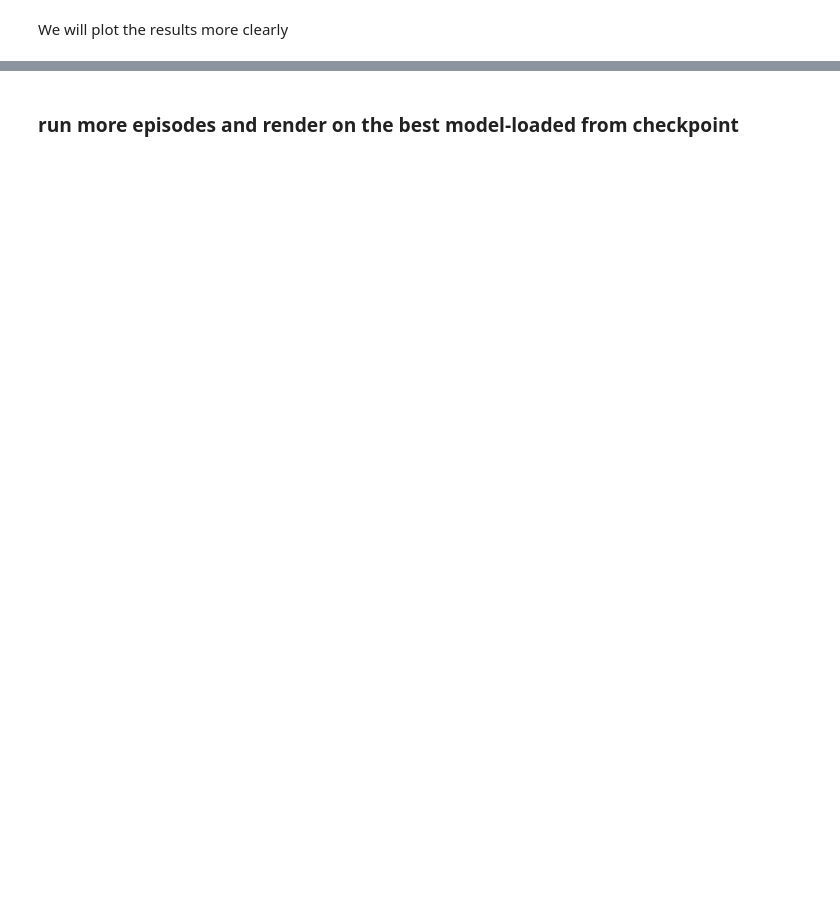
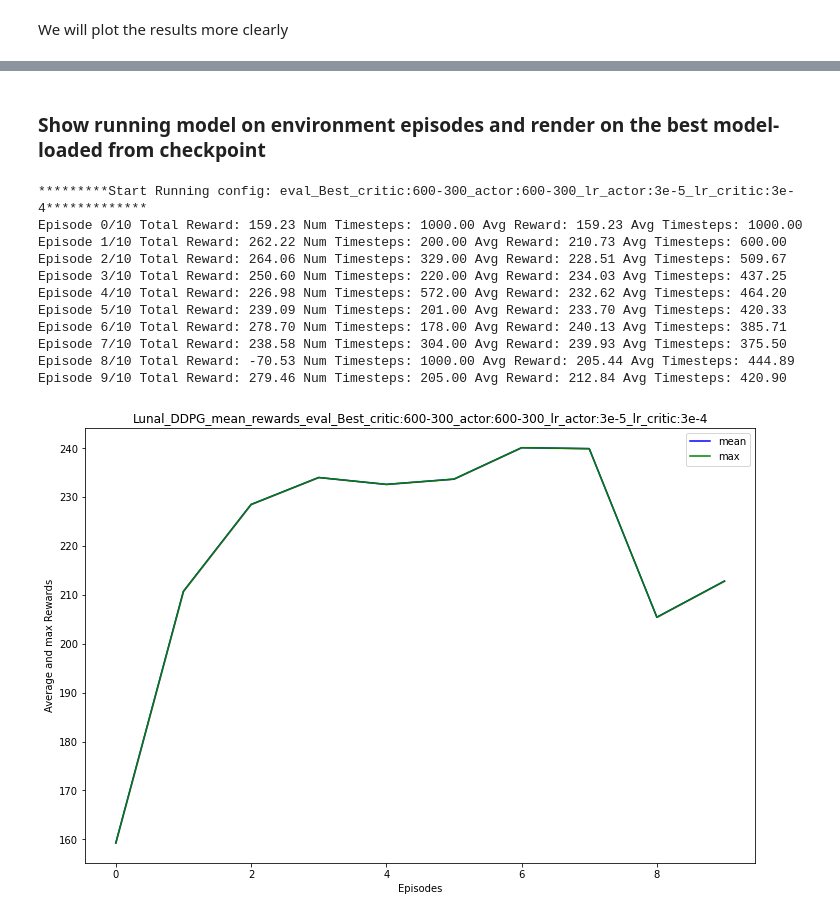
Before and after one commit to dgabsi/RL_PPO_DDPG, a Jupyter notebook: Task3_ddpg.ipynb, the cells around one changed output, grey strips where cells are left out. Drawn from its saved outputs; the diff is of its cells as text; code cells hidden in the pictures; blank space fills up the shorter version.

```diff
--- a/Task3_ddpg.ipynb
+++ b/Task3_ddpg.ipynb
@@ -261,14 +257,15 @@ plot_episodes(best_results_ddpg_luna_lander['rewards_mean'][0],best_results_ddpg
 # %% [markdown]
-### run more episodes and render on the best model-loaded from checkpoint
+### Show running model on environment episodes and render on the best model-loaded from checkpoint
 # %%
-NUM_EPISODES=20
+NUM_EPISODES=10
 
 #configuration according to ddpg paper
-CONFIGS_LUNA_LANDER=[{'run_name':"Best_critic:400-300_actor:400-300_lr_actor:5e-5_lr_critic:5e-4", 'batch_size':64, "critic_linear_sizes":[400,300], "actor_linear_sizes":[400,300],  "config_optim_actor":{'lr':0.00005},\
-                        "config_optim_critic":{"lr":0.0005}, "memory_capacity":1000000, "tau": 0.001, "gamma": 0.99,
-                      "checkpoint":
-                      {"critic":'ddpg_lunal_CRITICBest_critic:400-300_actor:400-300_lr_actor:5e-5_lr_critic:5e-4expr:_4_Final04022021 0442.pth',
-                       "actor":'ddpg_lunal_ACTORBest_critic:400-300_actor:400-300_lr_actor:5e-5_lr_critic:5e-4expr:_4_Final04022021 0442.pth'}}]
+
+
+BEST_CONFIG_LUNA_LANDER=[{'run_name':"eval_Best_critic:600-300_actor:600-300_lr_actor:3e-5_lr_critic:3e-4", 'batch_size':64, "critic_linear_sizes":[600,300], "actor_linear_sizes":[600,300],  "config_optim_actor":{'lr':0.00003},\
+                        "config_optim_critic":{"lr":0.0003}, "memory_capacity":1000000, "tau": 0.001, "gamma": 0.99, "checkpoint": {"critic":'ddpg_lunal_CRITICBest_critic:600-300_actor:600-300_lr_actor:3e-5_lr_critic:3e-4expr:_3_Final04032021 1956.pth',
+                       "actor":'ddpg_lunal_ACTORBest_critic:600-300_actor:600-300_lr_actor:3e-5_lr_critic:3e-4expr:_3_Final04032021 1956.pth'}}]
+
 
 
 NUM_EXPERIMENTS=1
@@ -276,4 +273,17 @@ BATCH_SIZE=64
 NUM_EPISODES_AVG=20
 # %%
 
-eval_results=luna_lander.experiment_luna_lander(device, RUNS_DIR, SAVED_DIR, NUM_EPISODES, CONFIGS_LUNA_LANDER, NUM_EXPERIMENTS, num_episodes_avg=NUM_EPISODES_AVG, train=True, save_freq=None, render=True)
+eval_results=luna_lander.experiment_luna_lander(device, RUNS_DIR, SAVED_BEST, NUM_EPISODES, BEST_CONFIG_LUNA_LANDER, NUM_EXPERIMENTS, num_episodes_avg=NUM_EPISODES_AVG, train=False, save_freq=None, render=True)
+# %% [output]
+*********Start Running config: eval_Best_critic:600-300_actor:600-300_lr_actor:3e-5_lr_critic:3e-4*************
+Episode 0/10 Total Reward: 159.23 Num Timesteps: 1000.00 Avg Reward: 159.23 Avg Timesteps: 1000.00
+Episode 1/10 Total Reward: 262.22 Num Timesteps: 200.00 Avg Reward: 210.73 Avg Timesteps: 600.00
+Episode 2/10 Total Reward: 264.06 Num Timesteps: 329.00 Avg Reward: 228.51 Avg Timesteps: 509.67
+Episode 3/10 Total Reward: 250.60 Num Timesteps: 220.00 Avg Reward: 234.03 Avg Timesteps: 437.25
+Episode 4/10 Total Reward: 226.98 Num Timesteps: 572.00 Avg Reward: 232.62 Avg Timesteps: 464.20
+Episode 5/10 Total Reward: 239.09 Num Timesteps: 201.00 Avg Reward: 233.70 Avg Timesteps: 420.33
+Episode 6/10 Total Reward: 278.70 Num Timesteps: 178.00 Avg Reward: 240.13 Avg Timesteps: 385.71
+Episode 7/10 Total Reward: 238.58 Num Timesteps: 304.00 Avg Reward: 239.93 Avg Timesteps: 375.50
+Episode 8/10 Total Reward: -70.53 Num Timesteps: 1000.00 Avg Reward: 205.44 Avg Timesteps: 444.89
+Episode 9/10 Total Reward: 279.46 Num Timesteps: 205.00 Avg Reward: 212.84 Avg Timesteps: 420.90
+[figure, added]
```
Also changed, not shown: parts of 13 cells of this notebook, 11 other files.
